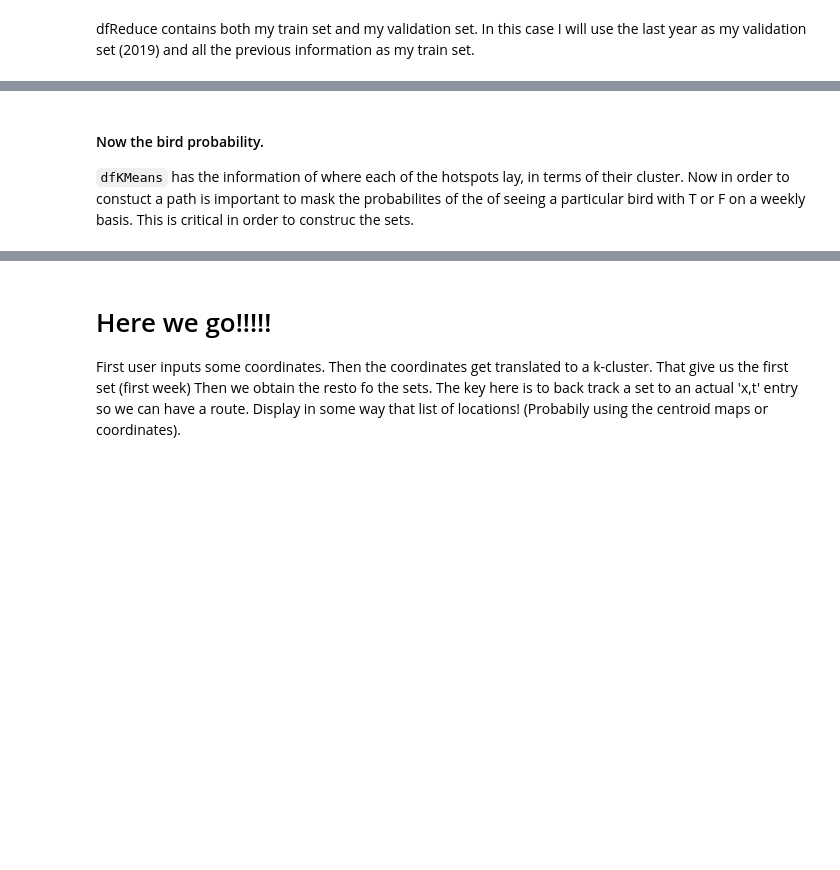
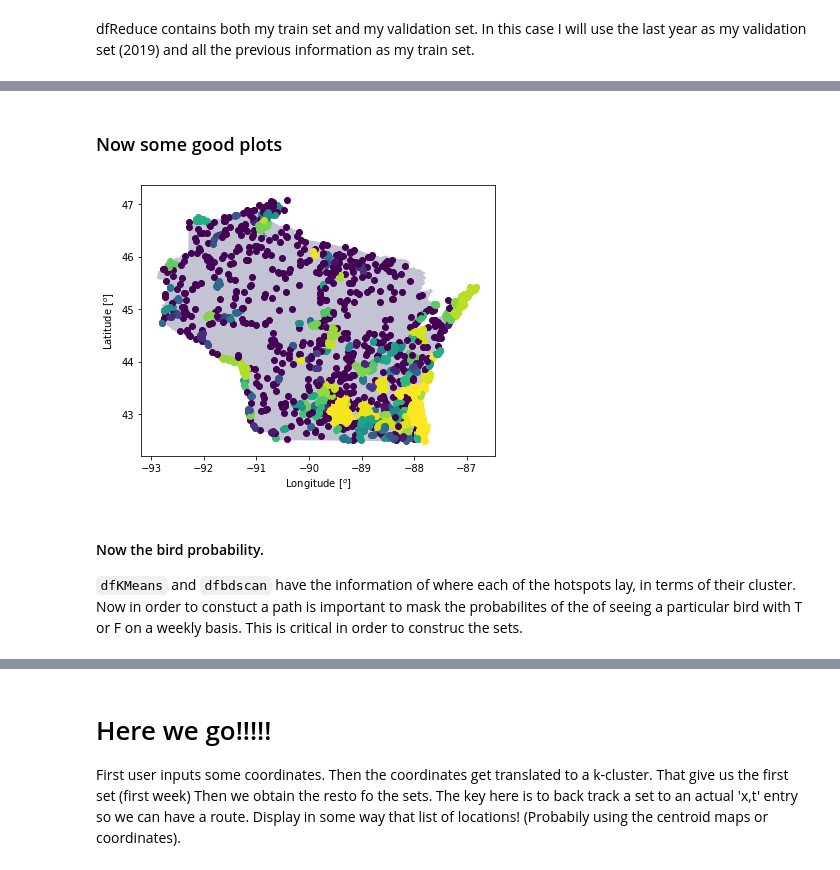
Before and after one commit to hinowashi/Insight-Project, a Jupyter notebook: Insight Project Set Method.ipynb, the cells around one changed output, grey strips where cells are left out. Drawn from its saved outputs; the diff is of its cells as text; code cells hidden in the pictures; blank space fills up the shorter version.

```diff
--- a/Insight Project Set Method.ipynb
+++ b/Insight Project Set Method.ipynb
@@ -100,5 +221,46 @@ dfKMeans.head(5)
+# %%
+def hotspot_finder_for_dbcluster(k, df, dfbdscan):
+    dfIntermediate = dfTrain[dfTrain['LOCALITY'].isin(list(dfbdscan[dfbdscan['BD CLUSTER'] == 0]['LOCALITY']))].groupby(['LOCALITY','COMMON NAME']).sum().filter(['ALL SPECIES REPORTED'])
+    dfIntermediate['BIRD'] = list(map(lambda x: 1 if x < 1e6 else 1, dfIntermediate['ALL SPECIES REPORTED']))
+    location  = dfIntermediate.filter(['BIRD']).reset_index().groupby(['LOCALITY']).sum().reset_index().sort_values(by='BIRD', ascending=False).reset_index()['LOCALITY'][0]
+    lat = df[df['LOCALITY']==location].reset_index()['LATITUDE'][0]
+    lon = df[df['LOCALITY']==location].reset_index()['LONGITUDE'][0]
+
+    return location, lat, lon
+# %%
+coorHotspot = np.empty((n_clusters_, 2))
+for i in range(0, n_clusters_):
+    a, coorHotspot[i, 0], coorHotspot[i, 1] = hotspot_finder_for_dbcluster(i, dfTrain, dfbdscan)
+# %% [markdown]
+### Now some good plots
+# %%
+country = gpd.read_file('/Users/casanova/DocumentsHere/Insight/gz_2010_us_040_00_5m.json')
+# %%
+# state = 'Wyoming'
+state = 'Wisconsin'
+# %%
+fig, ax = plt.subplots(1, figsize=(7,5))
+base = country[country['NAME'].isin([state]) == True].plot(ax=ax, color='#3B3C6E', alpha = 0.3)
+# plt.imshow(Z, interpolation='nearest',
+#            extent=(xx.min(), xx.max(),yy.min(), yy.max()),
+#            cmap=plt.cm.Paired,
+#            aspect='auto', origin='xy', alpha = 0.5)
+ax.scatter(plotter['LONGITUDE'],plotter['LATITUDE'], marker = '+')
+# ax.scatter(centroids[:,1], centroids[:,0])
+# ax.scatter(lonHotspot,latHotspot, marker = 'x', color = 'r', s=80)
+for i, clust in enumerate(labels):
+    ax.scatter(locationList[i][1],locationList[i][0], color = colors[clust])
+ax.set_ylabel(r'Latitude [$^o$]')
+ax.set_xlabel(r'Longitude [$^o$]')
+# for i in range(centroids[:,1]):
+# ax.text(-105, 44, '0', fontsize=14,verticalalignment='top')
+
+plt.show()
+save_fig('/Users/casanova/DocumentsHere/Insight/{}-plain.png'.format(state))
+# %% [output]
+[figure, added]
 # %% [markdown]
 #### Now the bird probability.
 
-`dfKMeans` has the information of where each of the hotspots lay, in terms of their cluster.  Now in order to constuct a path is important to mask the probabilites of the of seeing a particular bird with T or F on a weekly basis.  This is critical in order to construc the sets.
+`dfKMeans` and `dfbdscan` have the information of where each of the hotspots lay, in terms of their cluster.  Now in order to constuct a path is important to mask the probabilites of the of seeing a particular bird with T or F on a weekly basis.  This is critical in order to construc the sets.
 # %%
```
Also changed, not shown: parts of 55 cells of this notebook.
